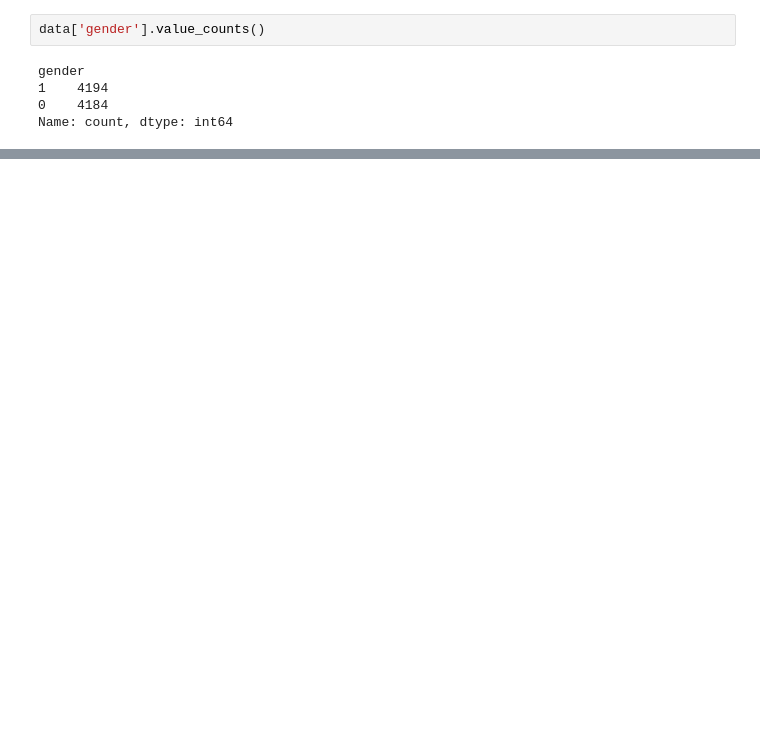
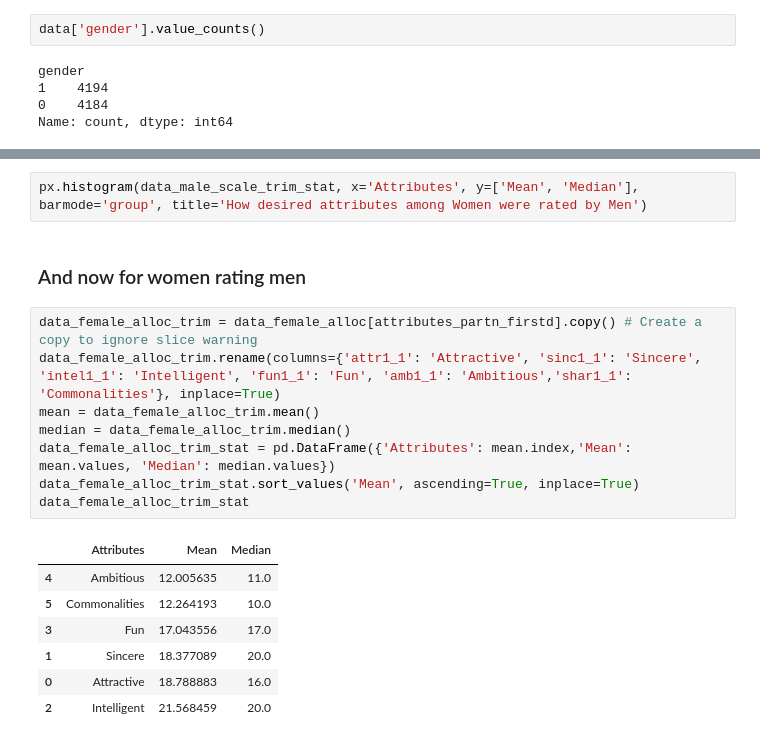
Before and after one commit to RomainPtre/Speed_dating, a Jupyter notebook: Project-1-Speed_dating.ipynb, the cells around one changed output, grey strips where cells are left out. Saved outputs shown, nothing was run; the diff lists cells and outputs as text; blank space fills up the shorter version.

```diff
--- a/Project-1-Speed_dating.ipynb
+++ b/Project-1-Speed_dating.ipynb
@@ -151,0 +212,20 @@ Values could be normalized to a more accurate representation
+# %%
+px.histogram(data_male_scale_trim_stat, x='Attributes', y=['Mean', 'Median'], barmode='group', title='How desired attributes among Women were rated by Men')
+# %% [markdown]
+### And now for women rating men
+# %%
+data_female_alloc_trim = data_female_alloc[attributes_partn_firstd].copy() # Create a copy to ignore slice warning
+data_female_alloc_trim.rename(columns={'attr1_1': 'Attractive', 'sinc1_1': 'Sincere', 'intel1_1': 'Intelligent', 'fun1_1': 'Fun', 'amb1_1': 'Ambitious','shar1_1': 'Commonalities'}, inplace=True)
+mean = data_female_alloc_trim.mean()
+median = data_female_alloc_trim.median()
+data_female_alloc_trim_stat = pd.DataFrame({'Attributes': mean.index,'Mean': mean.values, 'Median': median.values})
+data_female_alloc_trim_stat.sort_values('Mean', ascending=True, inplace=True)
+data_female_alloc_trim_stat
+# %% [output]
+|  | Attributes | Mean | Median |
+| 4 | Ambitious | 12.005635 | 11.0 |
+| 5 | Commonalities | 12.264193 | 10.0 |
+| 3 | Fun | 17.043556 | 17.0 |
+| 1 | Sincere | 18.377089 | 20.0 |
+| 0 | Attractive | 18.788883 | 16.0 |
+| 2 | Intelligent | 21.568459 | 20.0 |
```
Also changed, not shown: parts of 68 cells of this notebook, 1 other file.
